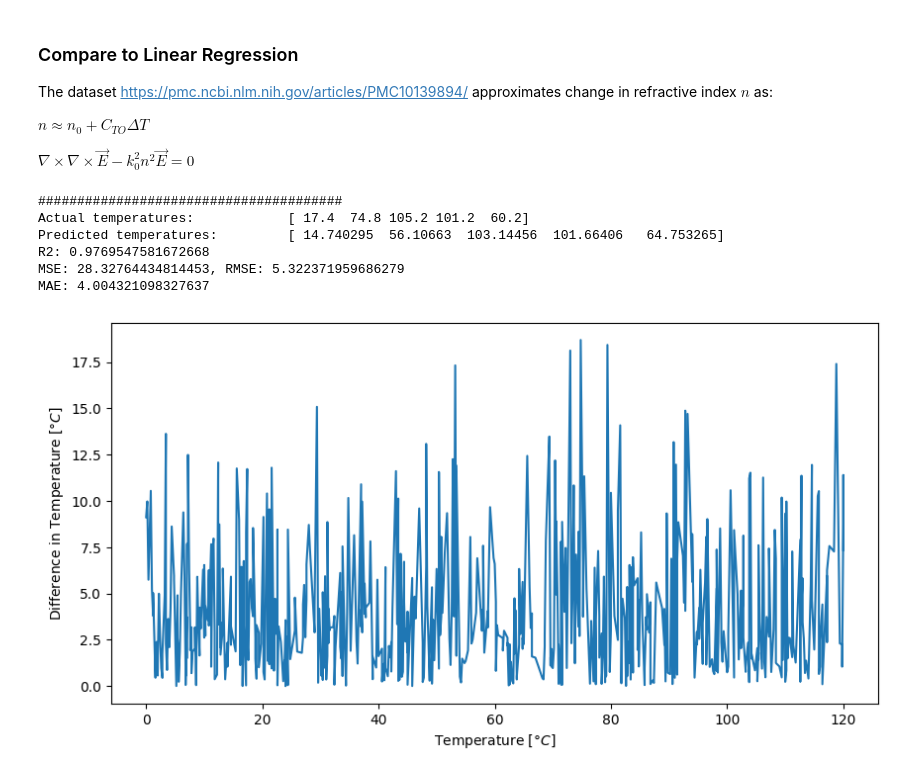
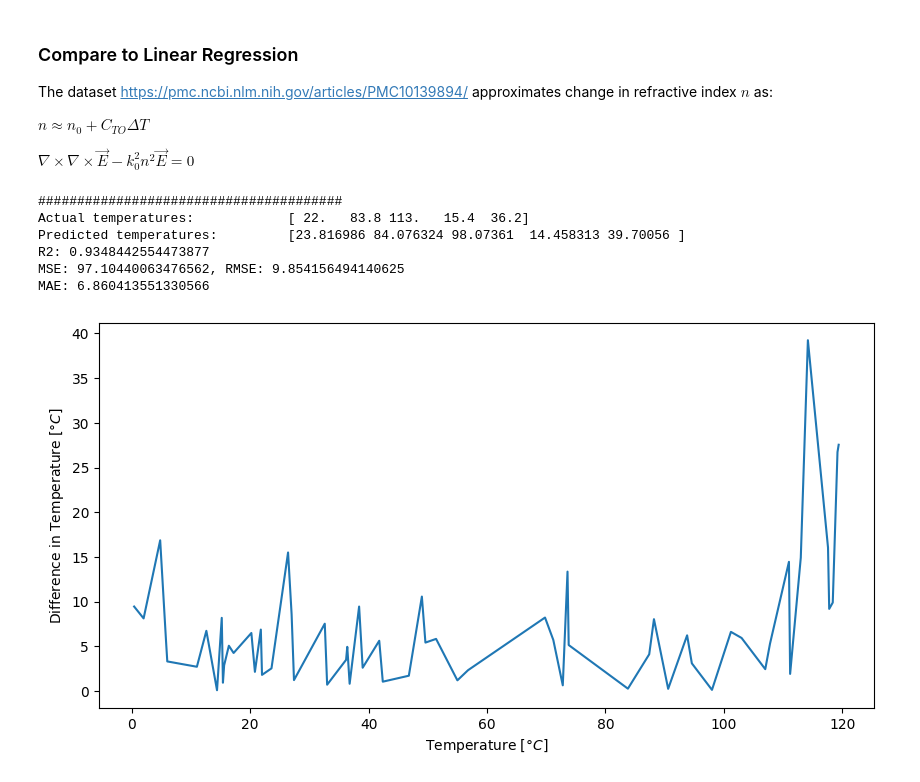
Before and after one commit to tsopeter/835-Final-Project, a Jupyter notebook: 835_Final_Project.ipynb, the cells around one changed output. Drawn from its saved outputs; the diff is of its cells as text; code cells hidden in the pictures.

```diff
--- a/835_Final_Project.ipynb
+++ b/835_Final_Project.ipynb
@@ -363,13 +382,28 @@ class PairDet:
 ### Model training
 # %%
 # Hyperparameters
-batch_size  = 64
-epochs      = 300
+batch_size  = 128
+epochs      = 150
 lr          = 1e-4
 split_ratio = 0.9   # %
 device      = "cuda:0"
 views       = 5
 features_dim = 64
+
+sz = (126, 126)
+dataset = CustomDataset(path, transform=torchvision.transforms.Compose([
+    MultiView(torchvision.transforms.Compose([
+        lambda x : x.unsqueeze(0),
+        GaussianNoise(mean=0.0, sigma=(1, 15), clamp=255),
+        lambda x : x / 255.0,
+        ImageMask(sz=(126, 126)),
+        RandomRotationTensor(degrees=360, samples=128),   # Basic Augmentations
+
+        RandomFlip(prob=0.667), # Additional Augmentations
+        RandomCut((96, 96)),
+    ]), n_views=4)
+])
+)
 
 # Get the total size of the dataset
 dataset_size = len(dataset)
@@ -379,15 +413,16 @@ train_size = int(split_ratio * dataset_size)
 val_size = dataset_size - train_size
 
 # Perform the split
-train_dataset, val_dataset = random_split(dataset, [train_size, val_size])
+generator1 = torch.Generator().manual_seed(42)
+train_dataset, val_dataset = random_split(dataset, [train_size, val_size], generator=generator1)
 
 # Create DataLoaders for training and validation
 train_loader = DataLoader(train_dataset, batch_size=batch_size, shuffle=True )
 val_loader   = DataLoader(val_dataset  , batch_size=batch_size, shuffle=False)
 
 supconmodel = SupConModel(features_dim, device).to(device)
-optimizer   = torch.optim.Adam(supconmodel.parameters(), lr=lr)
-pdr         = PairDet(threshold = 2)
+optimizer   = torch.optim.Adam(supconmodel.parameters(), lr=lr,)
+pdr         = PairDet(threshold = 1)
 lossfn      = SupConLoss(base_temperature=0.001, temperature=0.01)
 
 for epoch in range(epochs):
@@ -400,7 +435,7 @@ for epoch in range(epochs):
   for images, temperatures in train_loader:
     N      = images.shape[0]
     V      = images.shape[1]
-    images = images.to(device).reshape(N * V, 1, 126, 126)
+    images = images.to(device).reshape(N * V, 1, sz[0], sz[1])
     temperatures = temperatures.to(device).unsqueeze(1) #.expand(-1, V).reshape(N * V, 1)
     ##
     ##
@@ -553,46 +628,46 @@ from sklearn.model_selection import train_test_split
 X, y = dataset.numpy(raw=False)
 N = X.shape[0]
 V = X.shape[1]
-X = torch.tensor(X).reshape(N * V, 1, 126, 126).reshape(N * V, 126 * 126).cpu().detach().numpy()
+X = torch.tensor(X).reshape(N * V, 1, sz[0], sz[1]).reshape(N * V, sz[0] * sz[1]).cpu().detach().numpy()
 y = torch.tensor(y).unsqueeze(1).expand(-1, V).reshape(N * V, 1).squeeze(-1).cpu().detach().numpy()
 
 
 X_train, X_test, y_train, y_test = train_test_split(
-    X, y, test_size=0.2, random_state=42)
+    X, y, test_size=0.1, random_state=42)
 
 lr_rg = LinearRegression()
 lr_rg.fit(X_train, y_train)
 
 y_pred = lr_rg.predict(X_test)
 
 
 # print r2 score and predictions
 print("#######################################")
 print(f"Actual temperatures:\t\t{y_test[:5]}")
 print(f"Predicted temperatures:\t\t{y_pred[:5]}")
 print(f"R2: {r2_score(y_test, y_pred)}")
 print(f"MSE: {np.mean((y_test - y_pred) ** 2)}, RMSE: {np.sqrt(np.mean((y_test - y_pred) ** 2))}")
 print(f"MAE: {np.mean(np.abs(y_test - y_pred))}")
 
 # print out differences per temperature
 # Get the sorting indices from the first vector
 idxs = np.argsort(y_test)
 
 # Sort both vectors using the sorting indices
 xx = y_test[idxs]
 yy = np.abs(y_test - y_pred)[idxs]
 
 
 plt.figure(figsize=[10, 5])
 plt.plot(xx, yy)
 plt.xlabel(f"Temperature [$\degree C$]")
 plt.ylabel(f"Difference in Temperature [$\degree C$]")
 plt.show()
 # %% [output]
 #######################################
-Actual temperatures:            [ 17.4  74.8 105.2 101.2  60.2]
-Predicted temperatures:         [ 14.740295  56.10663  103.14456  101.66406   64.753265]
-R2: 0.9769547581672668
-MSE: 28.32764434814453, RMSE: 5.322371959686279
-MAE: 4.004321098327637
+Actual temperatures:            [ 22.   83.8 113.   15.4  36.2]
+Predicted temperatures:         [23.816986 84.076324 98.07361  14.458313 39.70056 ]
+R2: 0.9348442554473877
+MSE: 97.10440063476562, RMSE: 9.854156494140625
+MAE: 6.860413551330566
-[figure, old version]
+[figure, new version]
```
Also changed, not shown: parts of 10 cells of this notebook, 4 other files.
